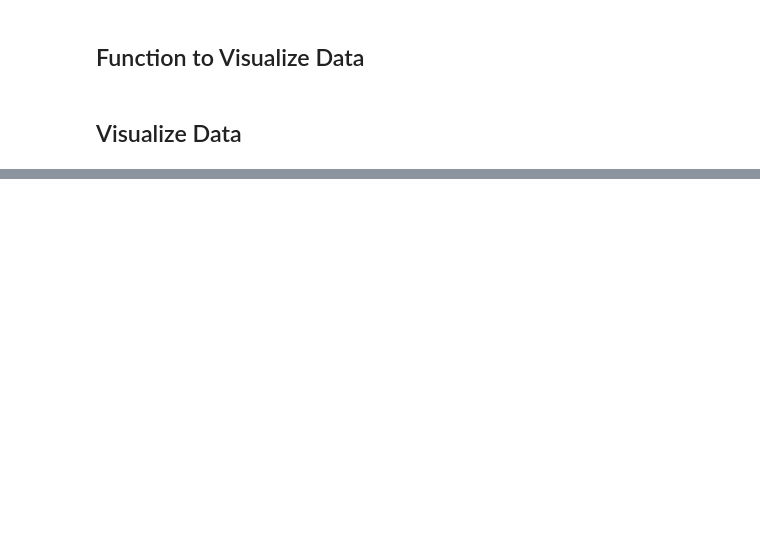
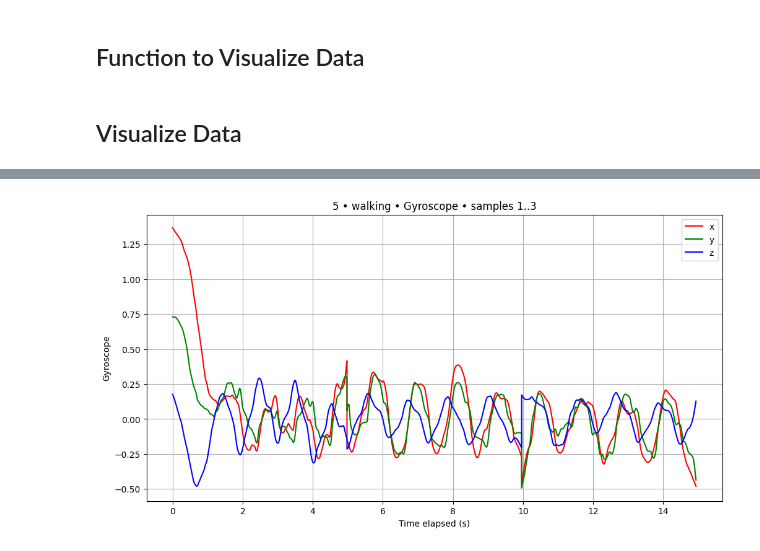
Before and after one commit to OfferPi/5ARE0-ActivityRecognition, a Jupyter notebook: group13_activity_recognition.ipynb, the cells around one changed output, grey strips where cells are left out. Drawn from its saved outputs; the diff is of its cells as text; code cells hidden in the pictures; blank space fills up the shorter version.

```diff
--- a/group13_activity_recognition.ipynb
+++ b/group13_activity_recognition.ipynb
@@ -384,0 +447,15 @@ plot_selected_samples(
+# %%
+samples_sets = {
+    "1": smoothed_1,
+    "3": smoothed_3,
+    "5": smoothed_5,
+}
+plot_selected_samples(
+    samples_sets,
+    sets=["5"], # 1, 3, 5
+    actions=["walking", ], # 'climbingStairs', 'running', 'standingUp', 'sittingDown', 'walking'
+    sensors=['Gyroscope'], # 'AccelerometerUncalibrated', 'Accelerometer', 'TotalAcceleration', 'Gyroscope', 'GyroscopeUncalibrated', 'Gravity'
+    sample_range=(1, 4) # 0-180
+)
+# %% [output]
+[figure, added]
```
Also changed, not shown: parts of 4 cells of this notebook.
